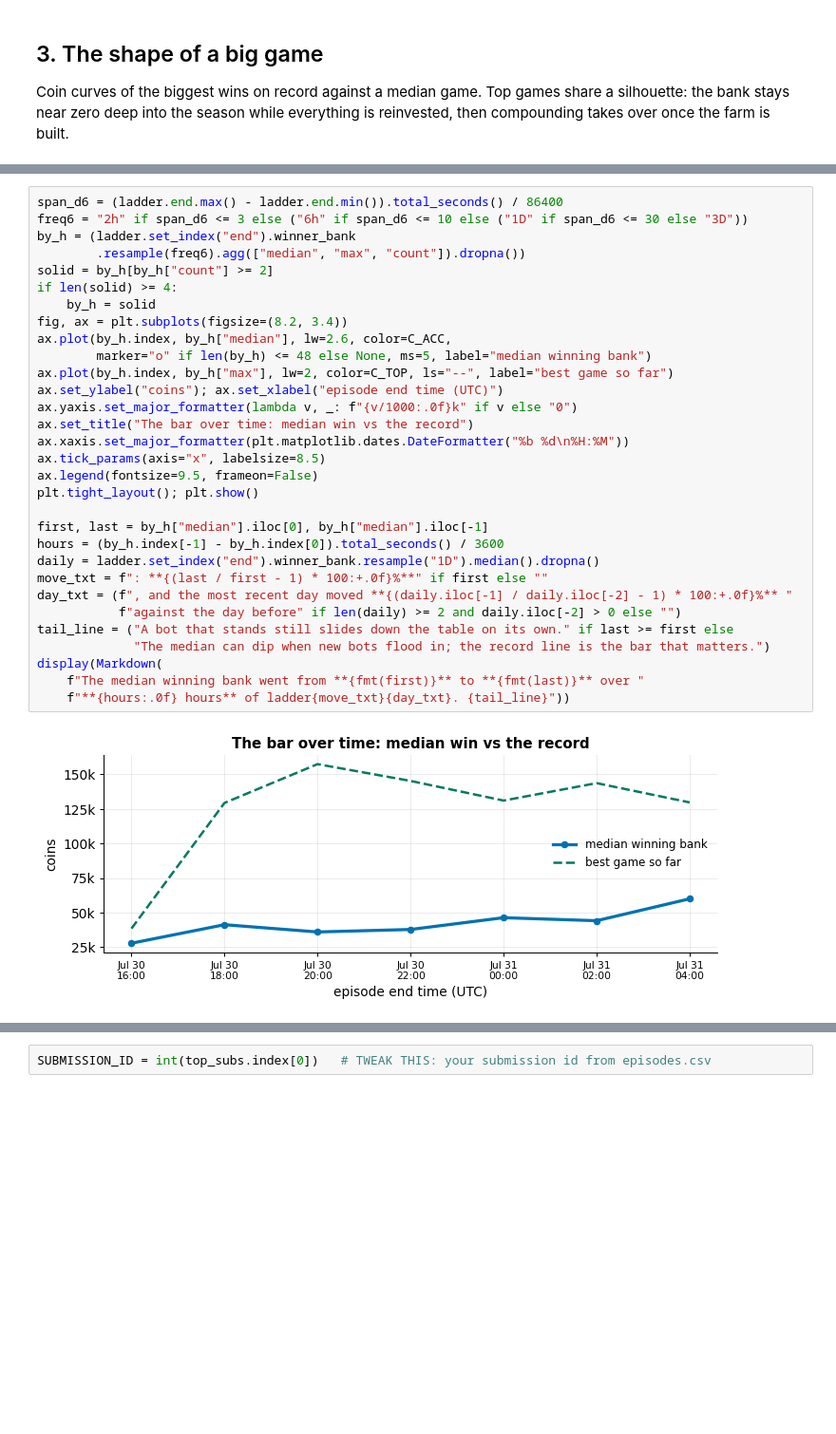
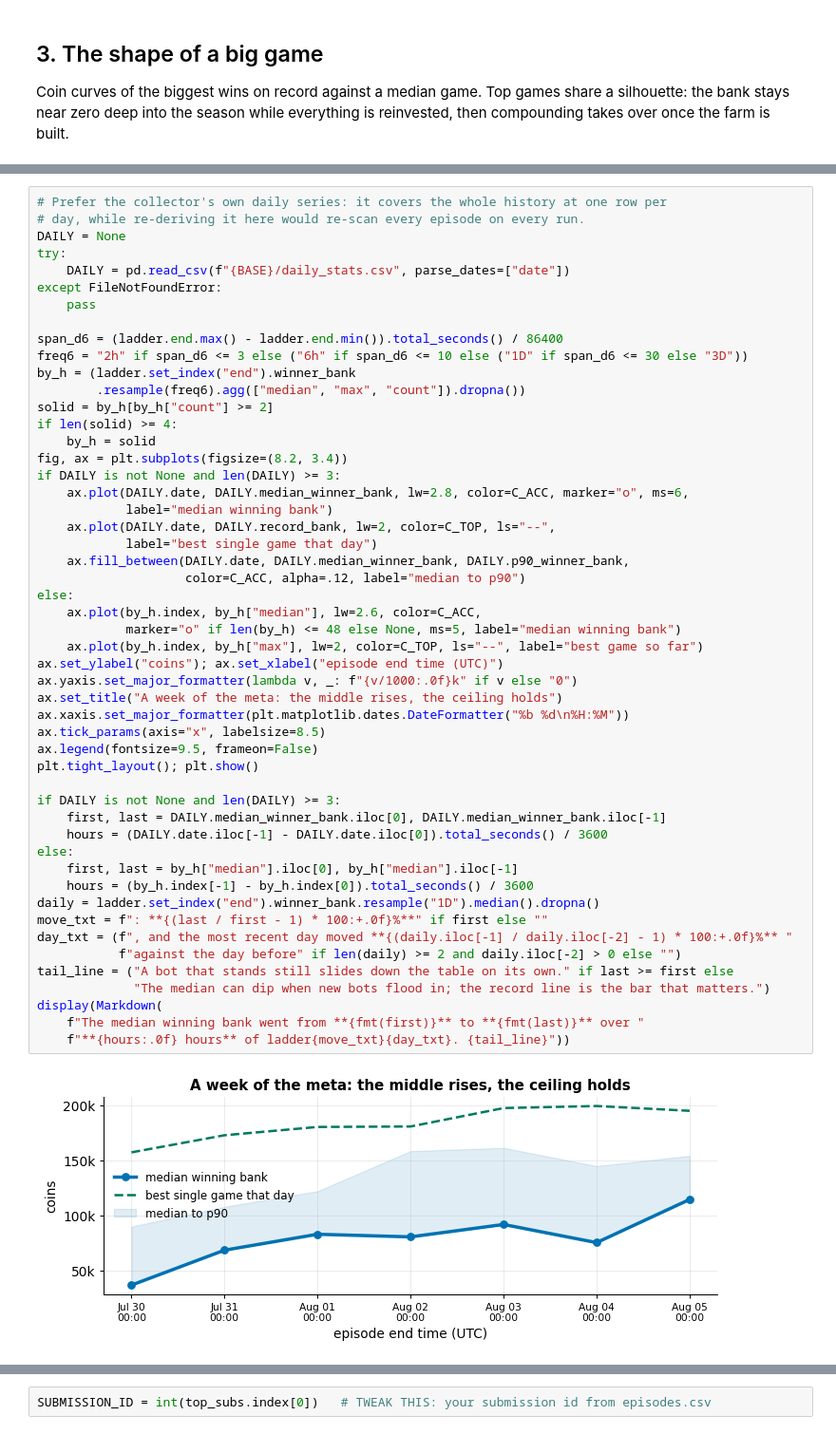
Before and after one commit to straf10/Kaggriculture, a Jupyter notebook: notebooks/kaggriculture-daily-replays-the-live-meta-report.ipynb, the cells around one changed output, grey strips where cells are left out. Shown at 95% size. Drawn from its saved outputs; the diff is of its cells as text; blank space fills up the shorter version.

```diff
--- a/notebooks/kaggriculture-daily-replays-the-live-meta-report.ipynb
+++ b/notebooks/kaggriculture-daily-replays-the-live-meta-report.ipynb
@@ -369,35 +456,55 @@ The number every competitor wants: how much the ladder improves while you sleep.
 winning bank per time slice, against the record so far. Skip a few days and this is the gap you
 come back to.
 # %%
+# Prefer the collector's own daily series: it covers the whole history at one row per
+# day, while re-deriving it here would re-scan every episode on every run.
+DAILY = None
+try:
+    DAILY = pd.read_csv(f"{BASE}/daily_stats.csv", parse_dates=["date"])
+except FileNotFoundError:
+    pass
+
 span_d6 = (ladder.end.max() - ladder.end.min()).total_seconds() / 86400
 freq6 = "2h" if span_d6 <= 3 else ("6h" if span_d6 <= 10 else ("1D" if span_d6 <= 30 else "3D"))
 by_h = (ladder.set_index("end").winner_bank
         .resample(freq6).agg(["median", "max", "count"]).dropna())
 solid = by_h[by_h["count"] >= 2]
 if len(solid) >= 4:
     by_h = solid
 fig, ax = plt.subplots(figsize=(8.2, 3.4))
-ax.plot(by_h.index, by_h["median"], lw=2.6, color=C_ACC,
-        marker="o" if len(by_h) <= 48 else None, ms=5, label="median winning bank")
-ax.plot(by_h.index, by_h["max"], lw=2, color=C_TOP, ls="--", label="best game so far")
+if DAILY is not None and len(DAILY) >= 3:
+    ax.plot(DAILY.date, DAILY.median_winner_bank, lw=2.8, color=C_ACC, marker="o", ms=6,
+            label="median winning bank")
+    ax.plot(DAILY.date, DAILY.record_bank, lw=2, color=C_TOP, ls="--",
+            label="best single game that day")
+    ax.fill_between(DAILY.date, DAILY.median_winner_bank, DAILY.p90_winner_bank,
+                    color=C_ACC, alpha=.12, label="median to p90")
+else:
+    ax.plot(by_h.index, by_h["median"], lw=2.6, color=C_ACC,
+            marker="o" if len(by_h) <= 48 else None, ms=5, label="median winning bank")
+    ax.plot(by_h.index, by_h["max"], lw=2, color=C_TOP, ls="--", label="best game so far")
 ax.set_ylabel("coins"); ax.set_xlabel("episode end time (UTC)")
 ax.yaxis.set_major_formatter(lambda v, _: f"{v/1000:.0f}k" if v else "0")
-ax.set_title("The bar over time: median win vs the record")
+ax.set_title("A week of the meta: the middle rises, the ceiling holds")
 ax.xaxis.set_major_formatter(plt.matplotlib.dates.DateFormatter("%b %d\n%H:%M"))
 ax.tick_params(axis="x", labelsize=8.5)
 ax.legend(fontsize=9.5, frameon=False)
 plt.tight_layout(); plt.show()
 
-first, last = by_h["median"].iloc[0], by_h["median"].iloc[-1]
-hours = (by_h.index[-1] - by_h.index[0]).total_seconds() / 3600
+if DAILY is not None and len(DAILY) >= 3:
+    first, last = DAILY.median_winner_bank.iloc[0], DAILY.median_winner_bank.iloc[-1]
+    hours = (DAILY.date.iloc[-1] - DAILY.date.iloc[0]).total_seconds() / 3600
+else:
+    first, last = by_h["median"].iloc[0], by_h["median"].iloc[-1]
+    hours = (by_h.index[-1] - by_h.index[0]).total_seconds() / 3600
 daily = ladder.set_index("end").winner_bank.resample("1D").median().dropna()
 move_txt = f": **{(last / first - 1) * 100:+.0f}%**" if first else ""
 day_txt = (f", and the most recent day moved **{(daily.iloc[-1] / daily.iloc[-2] - 1) * 100:+.0f}%** "
            f"against the day before" if len(daily) >= 2 and daily.iloc[-2] > 0 else "")
 tail_line = ("A bot that stands still slides down the table on its own." if last >= first else
              "The median can dip when new bots flood in; the record line is the bar that matters.")
 display(Markdown(
     f"The median winning bank went from **{fmt(first)}** to **{fmt(last)}** over "
     f"**{hours:.0f} hours** of ladder{move_txt}{day_txt}. {tail_line}"))
 # %% [output]
-[figure, old version]
+[figure, new version]
```
Also changed, not shown: parts of 23 cells of this notebook, 35 other files.
